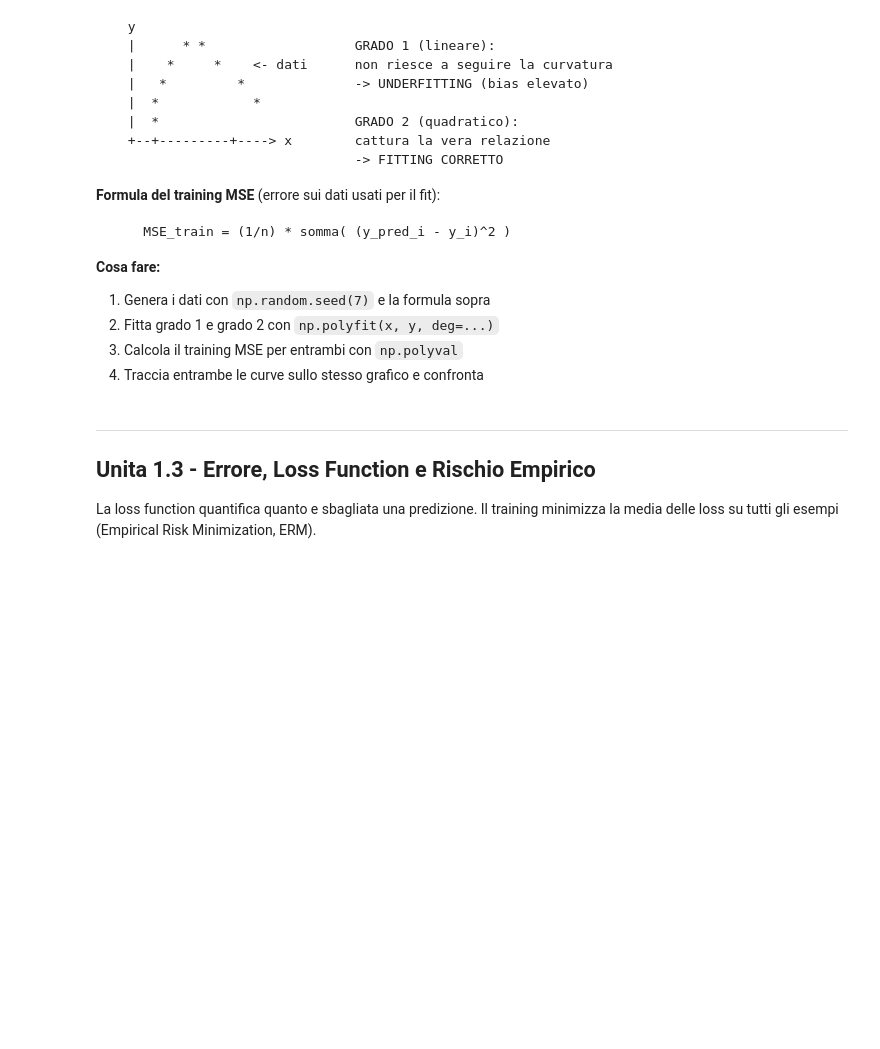
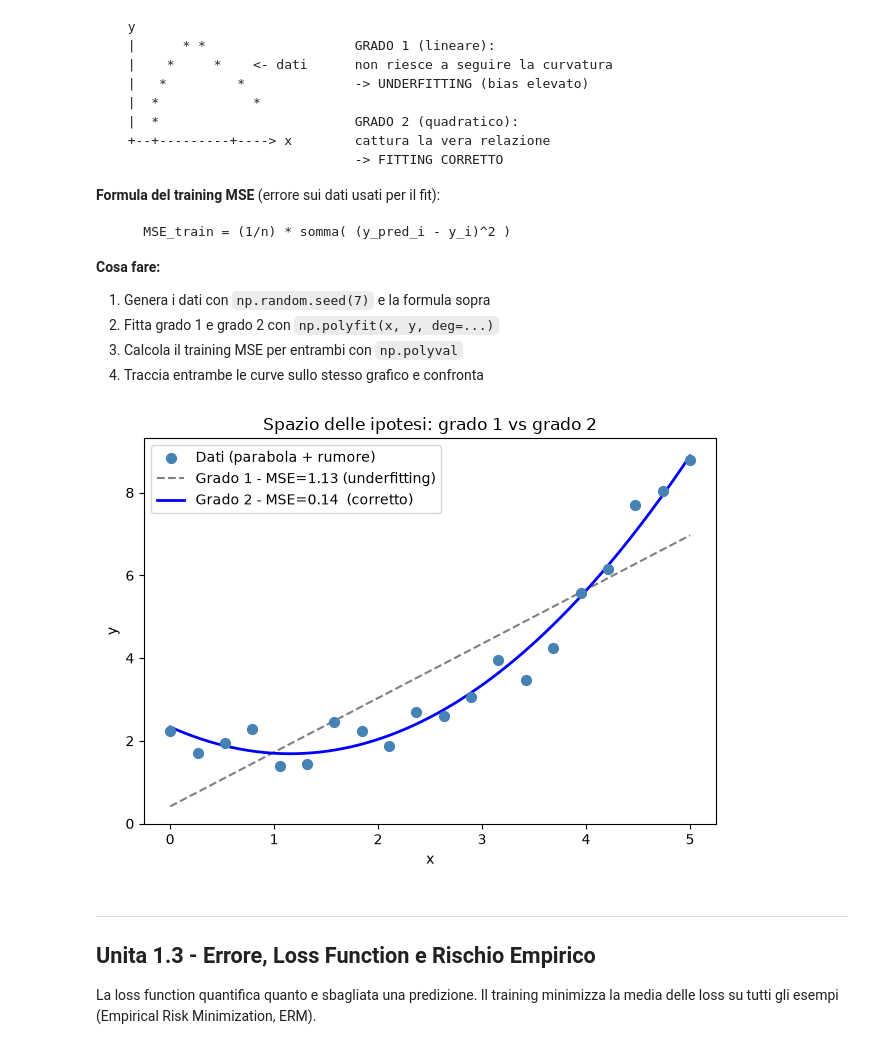
Before and after one commit to dafnebisceglia/Machine_Learning, a Jupyter notebook: 08LUGLIO/modulo1_esercizi_tracce_v2.ipynb, the cells around one changed output. Drawn from its saved outputs; the diff is of its cells as text; code cells hidden in the pictures; blank space fills up the shorter version.

```diff
--- a/08LUGLIO/modulo1_esercizi_tracce_v2.ipynb
+++ b/08LUGLIO/modulo1_esercizi_tracce_v2.ipynb
@@ -491,3 +608,63 @@ quali relazioni il modello e CAPACE di rappresentare.
+# %%
+# ----------------------------------------------------------------
+# Esercizio 1.2.3 - Spazio delle Ipotesi: Lineare vs Quadratico
+#
+# ----------------------------------------------------------------
+
+np.random.seed(42)
+x = np.linspace(0, 5, 20)  # questo crea la nostra feature
+y = 0.5 * x **2 - x + 2 + np.random.normal(0, 0.5, 20)  # questo crea il nostro target che è una parabola con aggiunta di un rumore gaussiano per simulare le imperfezioni
+
+# np.polyfit(x, y, deg): trova i coefficienti del polinomio di grado 'deg'
+# che minimizza la somma degli errori quadratici (metodo OLS)
+# Grado 1: restituisce [m, b]     ->  retta y = m*x + b
+# Grado 2: restituisce [a, b, c]  ->  parabola y = a*x^2 + b*x + c
+coef_lin = np.polyfit(x, y, deg=1)
+coef_quad = np.polyfit(x, y, deg=2)
+
+# Calcolo dell'Errore (Loss Function)
+# np.polyval(coef, x_new): valuta il polinomio con quei coefficienti su nuovi punti
+# Usiamo prima sui dati di training per calcolare il training MSE
+
+mse_lin = np.mean((np.polyval(coef_lin, x) - y) ** 2 )
+mse_quad = np.mean((np.polyval(coef_quad, x) - y) ** 2 )
+
+# Creazione del Grafico (Visualizzazione del Modello)
+#Crea una griglia molto più fitta (200 punti invece di 20) tra 0 e 5.
+# Serve unicamente a disegnare le linee del modello in modo fluido e continuo,
+# anziché vederle "a segmenti spezzati".
+x_plot = np.linspace(0, 5, 200)
+
+
+plt.figure()
+#plt.scatter(...): Disegna i 20 punti reali originali come pallini blu (colore steelblue)
+plt.scatter(x, y, color="steelblue", s=50, zorder=5, label="Dati (parabola + rumore)")
+
+#Traccia una linea tratteggiata grigia (--) che mostra l'ipotesi lineare (la retta).
+# Nel grafico apparirà evidente che la retta taglia i dati in modo rozzo,
+# lasciando molti punti distanti: questa è la rappresentazione visiva dell'underfitting.
+plt.plot(x_plot, np.polyval(coef_lin, x_plot),
+        color="grey", linestyle="--",
+        label="Grado 1 - MSE={:.2f} (underfitting)".format(mse_lin))
+
+#Traccia una linea continua rossa spessa (linewidth=2) che mostra la parabola.
+# Questa curva seguirà perfettamente l'andamento ad arco dei punti,
+# dimostrando un fitting corretto.
+plt.plot(x_plot, np.polyval(coef_quad, x_plot),
+        color="blue", linewidth=2,
+        label="Grado 2 - MSE={:.2f}  (corretto)".format(mse_quad))
+
+#Questi comandi rifiniscono il grafico aggiungendo i nomi degli assi,
+# il titolo, la legenda con i valori di MSE calcolati e infine mostrano
+# la finestra grafica a schermo
+plt.xlabel("x")
+plt.ylabel("y")
+plt.title("Spazio delle ipotesi: grado 1 vs grado 2")
+plt.legend()
+plt.tight_layout()
+plt.show()
+# %% [output]
+[figure, added]
 # %% [markdown]
 ---
 ## Unita 1.3 - Errore, Loss Function e Rischio Empirico
```
Also changed, not shown: parts of 15 cells of this notebook, 4 other files.
